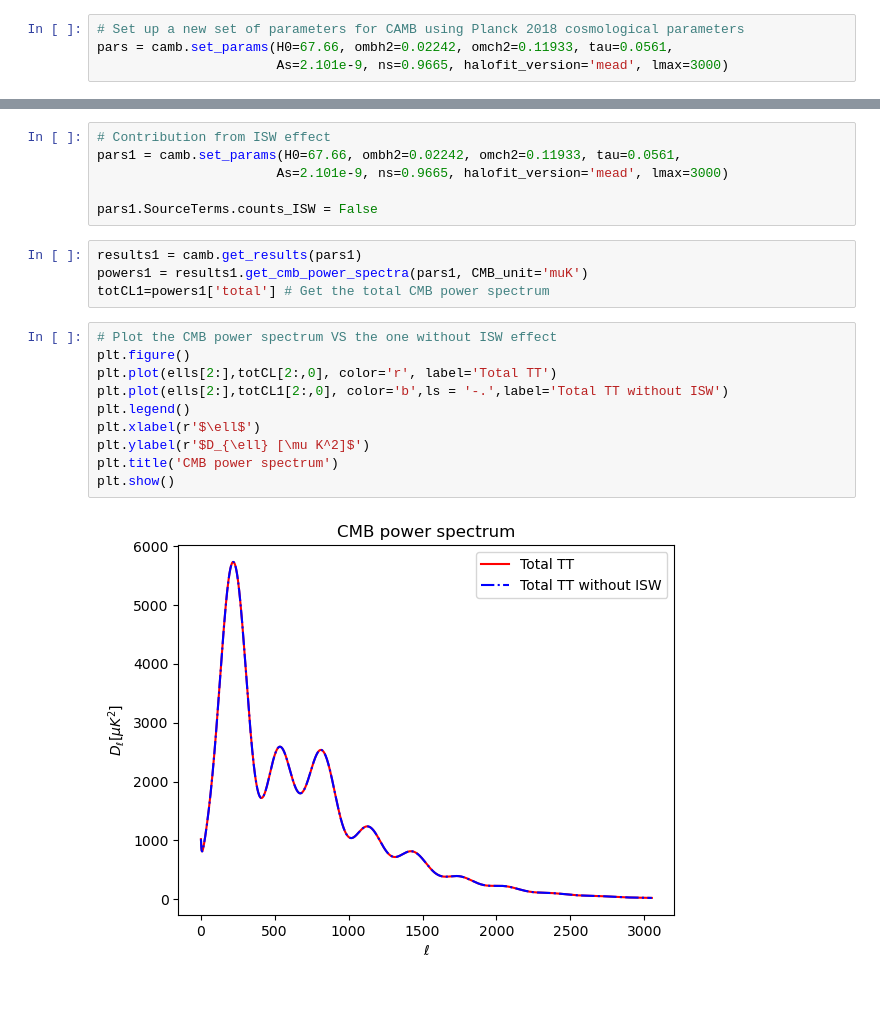
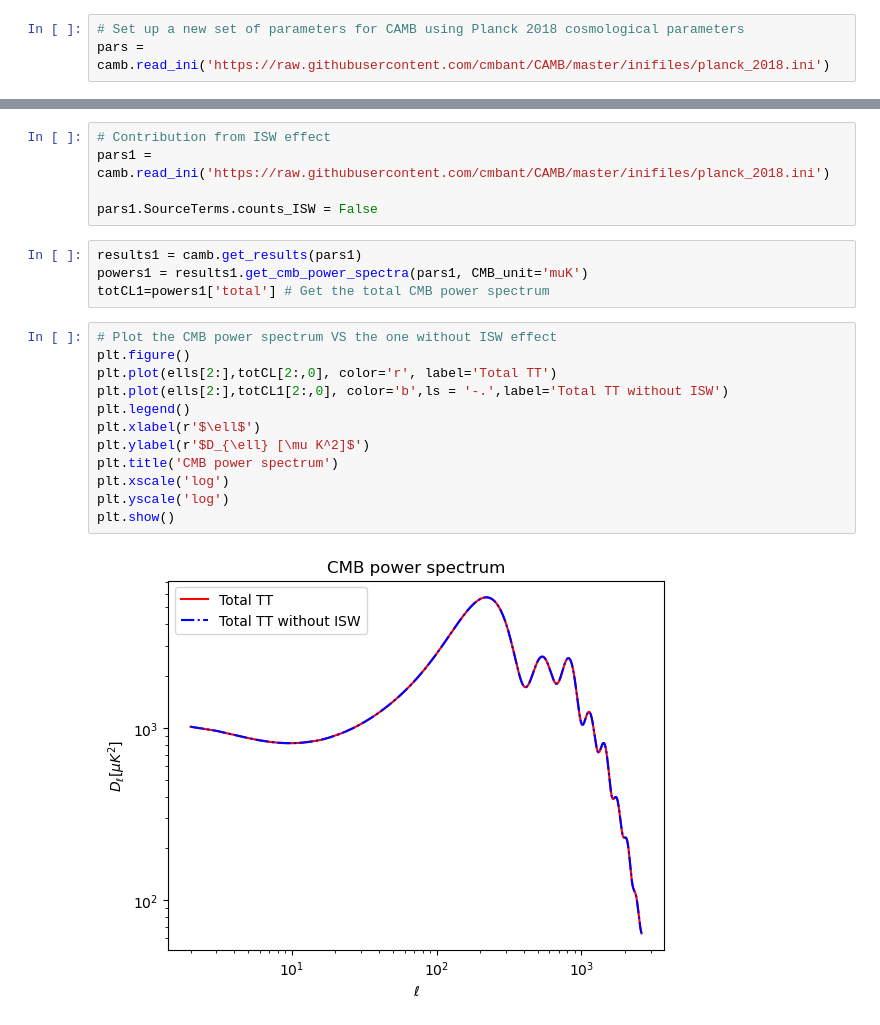
Before and after one commit to GenovaCosmology/AstroCosmoComputational, a Jupyter notebook: Students/Gabriele_Russo/CosmicStructures/Week6/ex1.ipynb, the cells around one changed output, grey strips where cells are left out. Cells and saved outputs as stored; diff of their text form; blank space fills up the shorter version.

```diff
--- a/Students/Gabriele_Russo/CosmicStructures/Week6/ex1.ipynb
+++ b/Students/Gabriele_Russo/CosmicStructures/Week6/ex1.ipynb
@@ -16,8 +16,7 @@ The Standard Cosmological Model, i. e. the $\Lambda CDM$ model, is based on six
 - $\Omega_ch^2$
 # %%
 # Set up a new set of parameters for CAMB using Planck 2018 cosmological parameters
-pars = camb.set_params(H0=67.66, ombh2=0.02242, omch2=0.11933, tau=0.0561,
-                       As=2.101e-9, ns=0.9665, halofit_version='mead', lmax=3000)
+pars = camb.read_ini('https://raw.githubusercontent.com/cmbant/CAMB/master/inifiles/planck_2018.ini')
 # %%
 # Calculate results for these parameters
 results = camb.get_results(pars)
@@ -53,12 +52,11 @@ print('Dipole:', totCL[1,0])
 # %% [output]
 Monopole: 0.0
 Dipole: 0.0
-# %%
-# Contribution from ISW effect
-pars1 = camb.set_params(H0=67.66, ombh2=0.02242, omch2=0.11933, tau=0.0561,
-                       As=2.101e-9, ns=0.9665, halofit_version='mead', lmax=3000)
-
-pars1.SourceTerms.counts_ISW = False
+# %%
+# Contribution from ISW effect
+pars1 = camb.read_ini('https://raw.githubusercontent.com/cmbant/CAMB/master/inifiles/planck_2018.ini')
+
+pars1.SourceTerms.counts_ISW = False
 # %%
 results1 = camb.get_results(pars1)
 powers1 = results1.get_cmb_power_spectra(pars1, CMB_unit='muK')
@@ -66,12 +64,14 @@ totCL1=powers1['total'] # Get the total CMB power spectrum
 # %%
 # Plot the CMB power spectrum VS the one without ISW effect
 plt.figure()
 plt.plot(ells[2:],totCL[2:,0], color='r', label='Total TT')
 plt.plot(ells[2:],totCL1[2:,0], color='b',ls = '-.',label='Total TT without ISW')
 plt.legend()
 plt.xlabel(r'$\ell$')
 plt.ylabel(r'$D_{\ell} [\mu K^2]$')
 plt.title('CMB power spectrum')
+plt.xscale('log')
+plt.yscale('log')
 plt.show()
 # %% [output]
-[figure, old version]
+[figure, new version]
```
Also changed, not shown: parts of 2 cells of this notebook.
